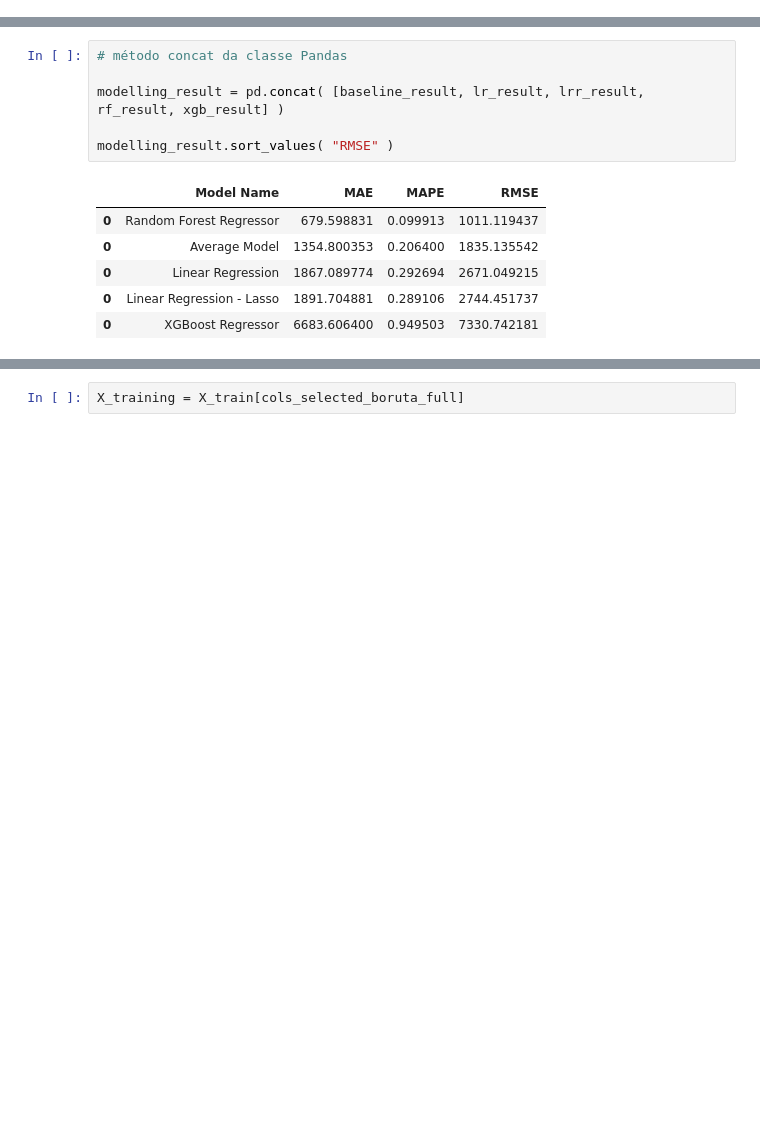
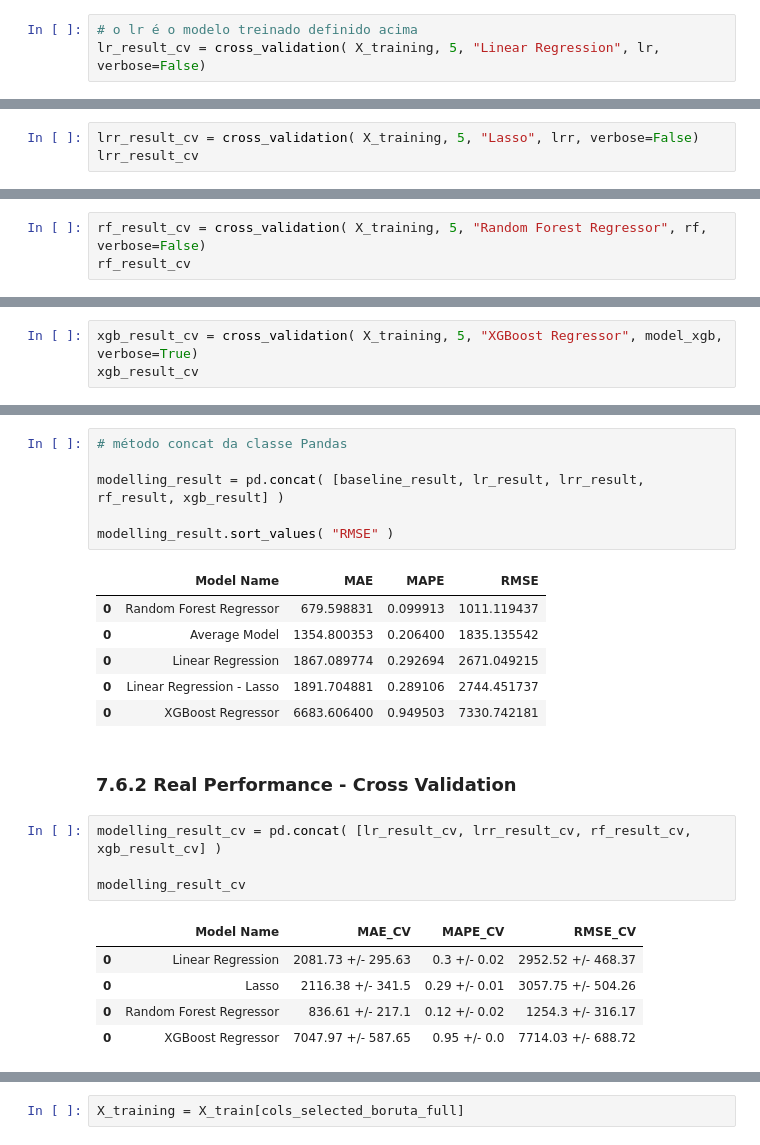
Before and after one commit to luana-afonso/DataScience-Em-Producao, a Jupyter notebook: m07_v01_store_sales_prediction.ipynb, the cells around one changed output, grey strips where cells are left out. Drawn from its saved outputs; the diff is of its cells as text; blank space fills up the shorter version.

Commit message:
end real performance comparison with cross validation

```diff
--- a/m07_v01_store_sales_prediction.ipynb
+++ b/m07_v01_store_sales_prediction.ipynb
@@ -2194,0 +2247,3 @@ lr_result
+# %%
+# o lr é o modelo treinado definido acima
+lr_result_cv = cross_validation( X_training, 5, "Linear Regression", lr, verbose=False)
@@ -2215,0 +2279,3 @@ O fenômeno que estamos medindo não é linear.
+# %%
+lrr_result_cv = cross_validation( X_training, 5, "Lasso", lrr, verbose=False)
+lrr_result_cv
@@ -2234,0 +2306,3 @@ rf_result
+# %%
+rf_result_cv = cross_validation( X_training, 5, "Random Forest Regressor", rf, verbose=False)
+rf_result_cv
@@ -2259,0 +2339,3 @@ Parameters: { colsample_bytee } might not be used.
+# %%
+xgb_result_cv = cross_validation( X_training, 5, "XGBoost Regressor", model_xgb, verbose=True)
+xgb_result_cv
@@ -2272,4 +2376,16 @@ modelling_result.sort_values( "RMSE" )
 | 0 | Linear Regression | 1867.089774 | 0.292694 | 2671.049215 |
 | 0 | Linear Regression - Lasso | 1891.704881 | 0.289106 | 2744.451737 |
 | 0 | XGBoost Regressor | 6683.606400 | 0.949503 | 7330.742181 |
+# %% [markdown]
+### 7.6.2 Real Performance - Cross Validation
+# %%
+modelling_result_cv = pd.concat( [lr_result_cv, lrr_result_cv, rf_result_cv, xgb_result_cv] )
+
+modelling_result_cv
+# %% [output]
+|  | Model Name | MAE_CV | MAPE_CV | RMSE_CV |
+| 0 | Linear Regression | 2081.73 +/- 295.63 | 0.3 +/- 0.02 | 2952.52 +/- 468.37 |
+| 0 | Lasso | 2116.38 +/- 341.5 | 0.29 +/- 0.01 | 3057.75 +/- 504.26 |
+| 0 | Random Forest Regressor | 836.61 +/- 217.1 | 0.12 +/- 0.02 | 1254.3 +/- 316.17 |
+| 0 | XGBoost Regressor | 7047.97 +/- 587.65 | 0.95 +/- 0.0 | 7714.03 +/- 688.72 |
 # %%
```
Also changed, not shown: parts of 46 cells of this notebook.
